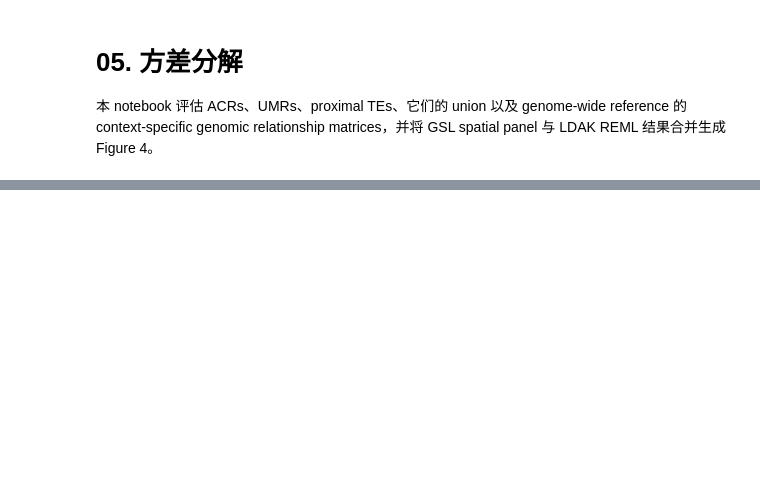
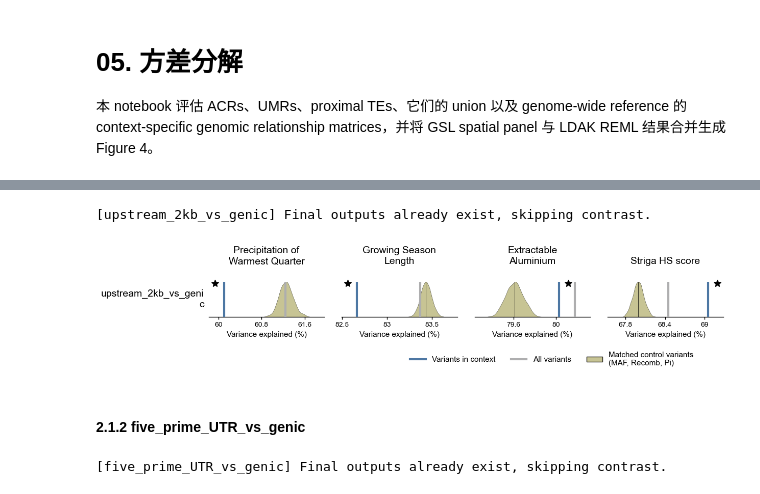
Before and after one commit to SouthernCD/functional-genomic-local-adaptation-sorghum, a Jupyter notebook: notebooks/05_variance_partitioning.ipynb, the cells around one changed output, grey strips where cells are left out. Saved outputs shown, nothing was run; the diff lists cells and outputs as text; code cells hidden in the pictures; blank space fills up the shorter version.

```diff
--- a/notebooks/05_variance_partitioning.ipynb
+++ b/notebooks/05_variance_partitioning.ipynb
@@ -247,0 +117,67 @@ Generated files remain in the remote working directory. Inspect the reported row
+# %%
+from src.partition import run_partition_contrast
+
+contrast_id = "upstream_2kb_vs_genic"
+contrast_json = contrasts_settings[contrast_id]
+context_df = site_context_df.copy()
+contrast_dir = os.path.join(partition_dir, f"{contrast_id}")
+
+match_controls=("MAF", "Recomb", "Pi")
+n_perm=1000
+seed=42
+
+_ = run_partition_contrast(contrast_id, contrast_json, context_df, landraces_df, env_id_list,
+                       predict_sample_ids, vcf_file, contrast_dir, match_controls = match_controls, n_perm=n_perm, seed=seed)
+# %% [output]
+[upstream_2kb_vs_genic] Final outputs already exist, skipping contrast.
+# %%
+from src.enrich import two_sided_empirical_pvalue
+from src.partition import plot_variance_explained
+
+feature_labels = {contrast_id:contrast_id}
+
+reml_results_df = pd.read_csv(os.path.join(contrast_dir, "final", "reml_summary.csv"))
+reml_results = {}
+for env_id in env_id_list:
+    fg_heritability = reml_results_df.loc[(reml_results_df['phenotype'] == env_id) & (reml_results_df['set'] == 'FOREGROUND'), 'heritability'].values[0]
+    genome_heritability = reml_results_df.loc[(reml_results_df['phenotype'] == env_id) & (reml_results_df['set'] == 'ALL_SITE'), 'heritability'].values[0]
+    permutation_heritability_list = reml_results_df.loc[(reml_results_df['phenotype'] == env_id) & (~reml_results_df['perm_index'].isna()), 'heritability'].values.tolist()
+    stats = two_sided_empirical_pvalue(fg_heritability, permutation_heritability_list)
+    reml_results[env_id] = {
+        contrast_id: {
+            "foreground_heritability": fg_heritability,
+            "genome_heritability": genome_heritability,
+            "permutation_heritability_list": permutation_heritability_list,
+            "direction": 'right' if stats['obs_value'] >= stats['mean_perm'] else 'left',
+            "p_value": stats['pval']
+        }
+    }
+
+fig, axes = plot_variance_explained(
+    reml_results,
+    env_order=env_id_list,
+    feature_order=[contrast_id],
+    env_labels=env_labels,
+    feature_labels=feature_labels,
+    control_legend_label=f"Matched control variants\n({', '.join(match_controls)})",
+)
+# %% [output]
+[figure, added]
+# %% [markdown]
+#### 2.1.2 five_prime_UTR_vs_genic
+# %%
+from src.partition import run_partition_contrast
+
+contrast_id = "five_prime_UTR_vs_genic"
+contrast_json = contrasts_settings[contrast_id]
+context_df = site_context_df.copy()
+contrast_dir = os.path.join(partition_dir, f"{contrast_id}")
+
+match_controls=("MAF", "Recomb", "Pi")
+n_perm=1000
+seed=42
+
+_ = run_partition_contrast(contrast_id, contrast_json, context_df, landraces_df, env_id_list,
+                       predict_sample_ids, vcf_file, contrast_dir, match_controls = match_controls, n_perm=n_perm, seed=seed)
+# %% [output]
+[five_prime_UTR_vs_genic] Final outputs already exist, skipping contrast.
```
Also changed, not shown: parts of 90 cells of this notebook, 11 other files.
